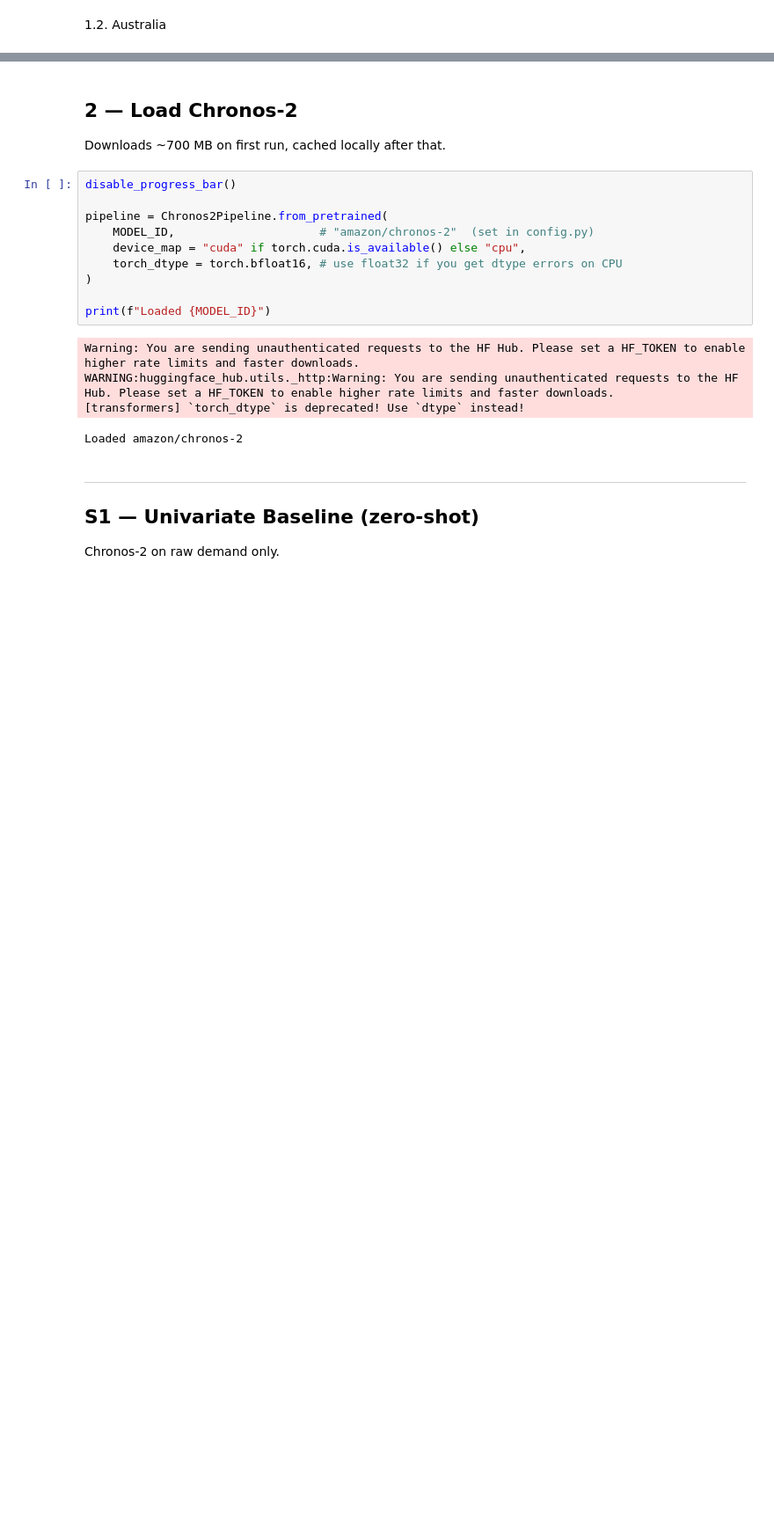
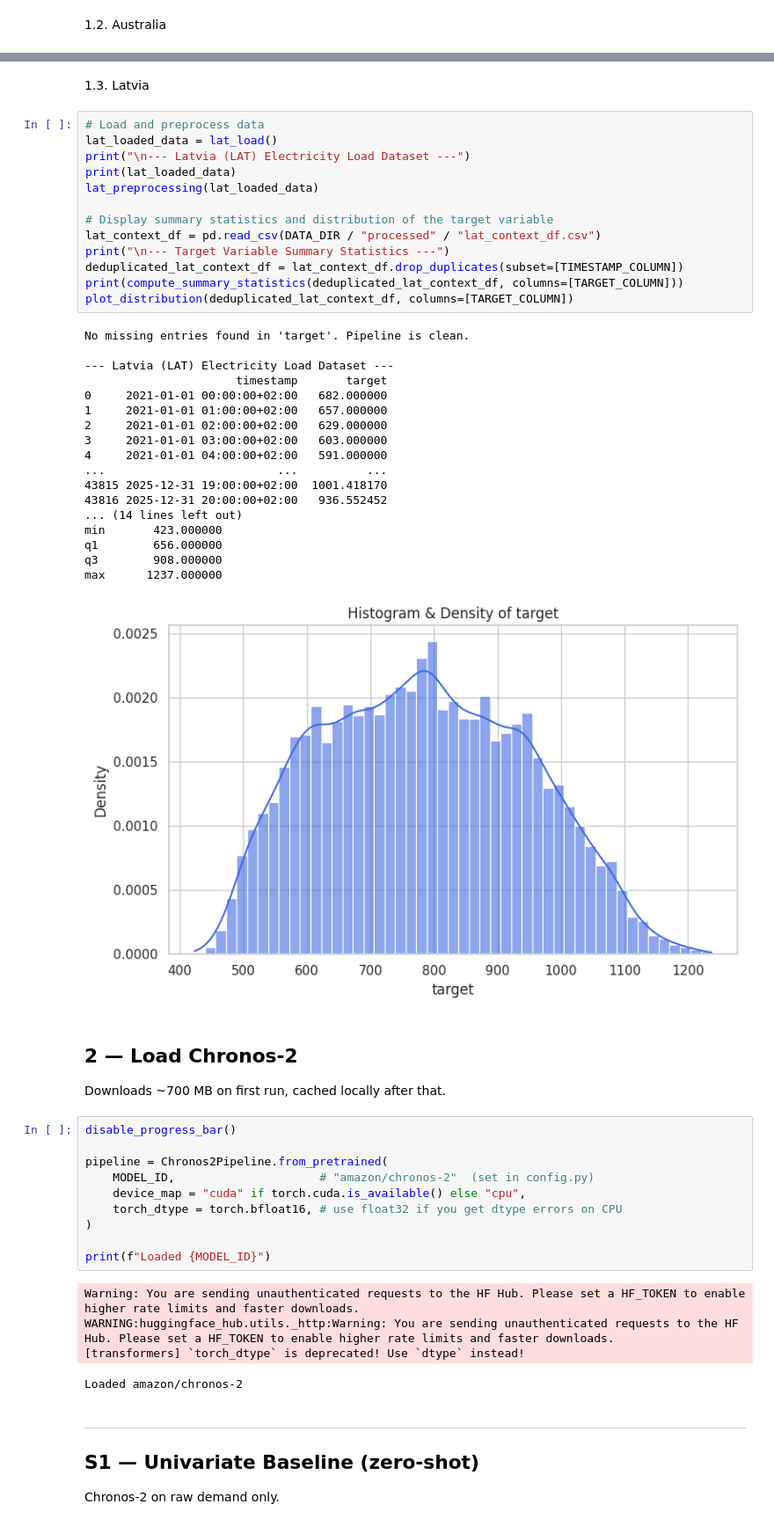
Before and after one commit to schmetti-kim/RCS_time_series_forecasting_electric_load, a Jupyter notebook: chronos_research/main.ipynb, the cells around one changed output, grey strips where cells are left out. Shown at 88% size. Cells and saved outputs as stored; diff of their text form; blank space fills up the shorter version.

```diff
--- a/chronos_research/main.ipynb
+++ b/chronos_research/main.ipynb
@@ -108,3 +110,37 @@ max       3110.164080
+# %% [markdown]
+1.3. Latvia
+# %%
+# Load and preprocess data
+lat_loaded_data = lat_load()
+print("\n--- Latvia (LAT) Electricity Load Dataset ---")
+print(lat_loaded_data)
+lat_preprocessing(lat_loaded_data)
+
+# Display summary statistics and distribution of the target variable
+lat_context_df = pd.read_csv(DATA_DIR / "processed" / "lat_context_df.csv")
+print("\n--- Target Variable Summary Statistics ---")
+deduplicated_lat_context_df = lat_context_df.drop_duplicates(subset=[TIMESTAMP_COLUMN])
+print(compute_summary_statistics(deduplicated_lat_context_df, columns=[TARGET_COLUMN]))
+plot_distribution(deduplicated_lat_context_df, columns=[TARGET_COLUMN])
+# %% [output]
+No missing entries found in 'target'. Pipeline is clean.
+
+--- Latvia (LAT) Electricity Load Dataset ---
+                      timestamp       target
+0     2021-01-01 00:00:00+02:00   682.000000
+1     2021-01-01 01:00:00+02:00   657.000000
+2     2021-01-01 02:00:00+02:00   629.000000
+3     2021-01-01 03:00:00+02:00   603.000000
+4     2021-01-01 04:00:00+02:00   591.000000
+...                         ...          ...
+43815 2025-12-31 19:00:00+02:00  1001.418170
+43816 2025-12-31 20:00:00+02:00   936.552452
+... (14 lines left out)
+min       423.000000
+q1        656.000000
+q3        908.000000
+max      1237.000000
+[figure, added]
 # %% [markdown]
 ## 2 — Load Chronos-2
 Downloads ~700 MB on first run, cached locally after that.
```
Also changed, not shown: parts of 9 cells of this notebook, 11 other files.
